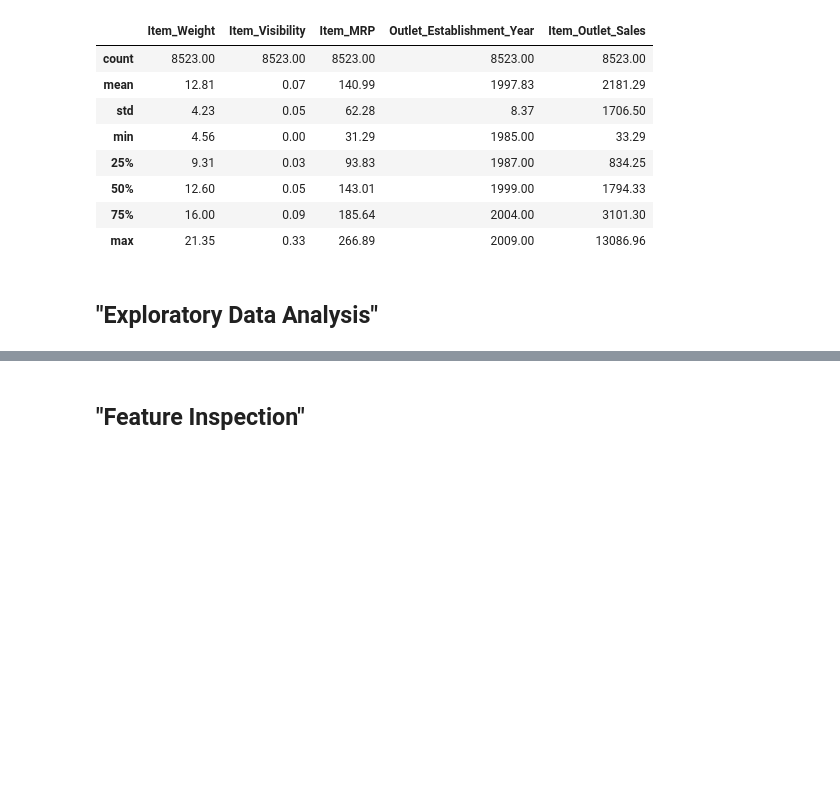
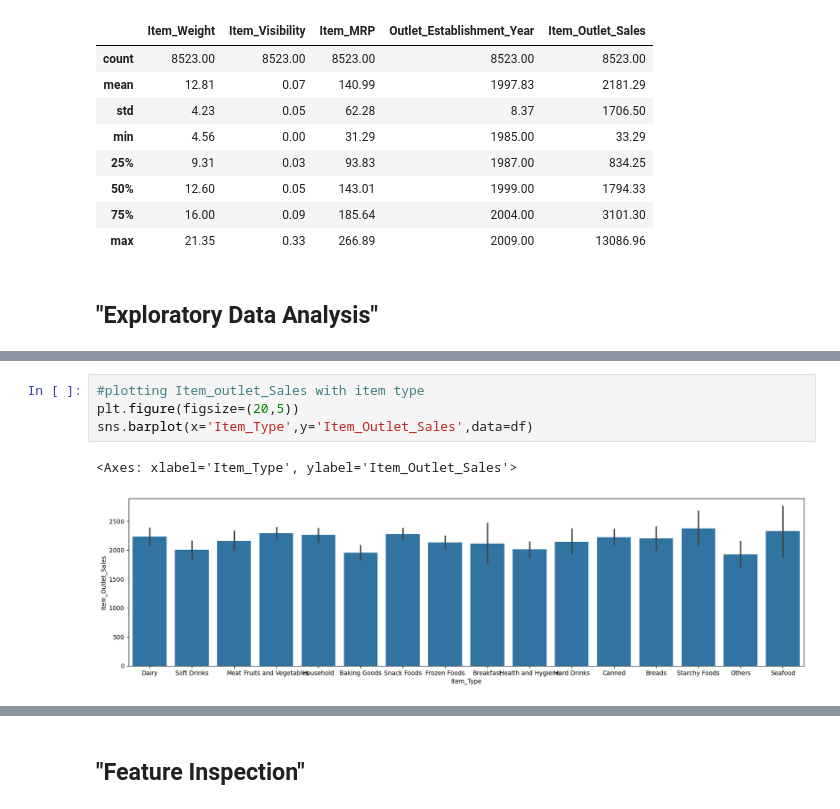
Before and after one commit to issaq96/Prediction-of-Product-Sales, a Jupyter notebook: prediction_of_product_sales.ipynb, the cells around one changed output, grey strips where cells are left out. Drawn from its saved outputs; the diff is of its cells as text; blank space fills up the shorter version.

```diff
--- a/prediction_of_product_sales.ipynb
+++ b/prediction_of_product_sales.ipynb
@@ -195,0 +227,7 @@ df.describe(include=["number"]).round(2)
+# %%
+#plotting Item_outlet_Sales with item type
+plt.figure(figsize=(20,5))
+sns.barplot(x='Item_Type',y='Item_Outlet_Sales',data=df)
+# %% [output]
+<Axes: xlabel='Item_Type', ylabel='Item_Outlet_Sales'>
+[figure, added]
```
Also changed, not shown: parts of 7 cells of this notebook.
